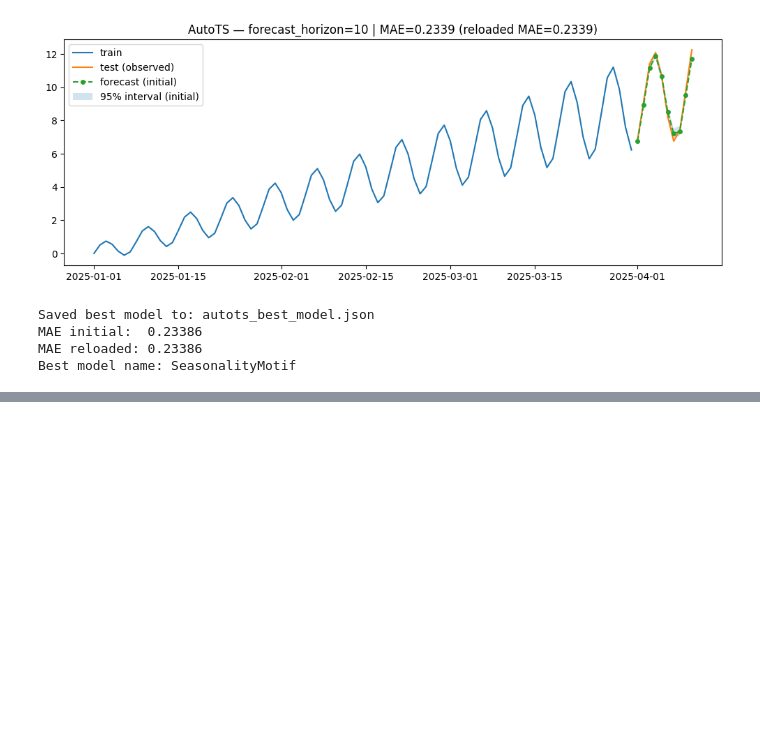
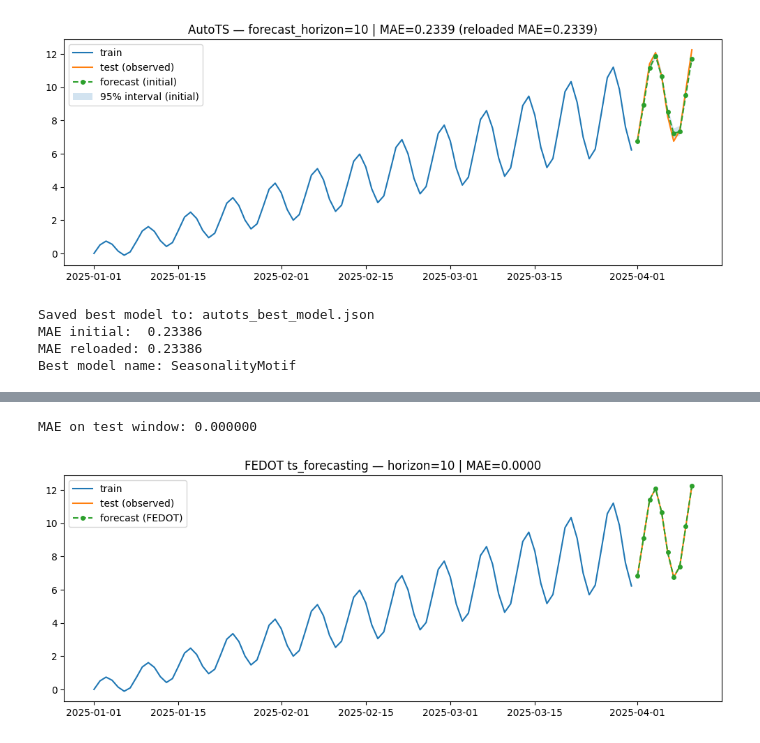
Before and after one commit to Dreamlone/ts-processing, a Jupyter notebook: notebooks/3_ts_forecasting.ipynb, the cells around one changed output, grey strips where cells are left out. Drawn from its saved outputs; the diff is of its cells as text; code cells hidden in the pictures; blank space fills up the shorter version.

Commit message:
Add fedot for ts forecasting

```diff
--- a/notebooks/3_ts_forecasting.ipynb
+++ b/notebooks/3_ts_forecasting.ipynb
@@ -785,0 +801,19 @@ Best model name: SeasonalityMotif
+# %%
+from fedot.api.main import Fedot
+from fedot.core.repository.tasks import TsForecastingParams
+
+forecast_horizon = 10
+y = pd.Series(ts_with_linear_trend_seasonality_and_variance, index=datetime_index, name="y")
+
+split_point = len(y) - forecast_horizon
+y_train = y.iloc[:split_point]
+y_test = y.iloc[split_point:]
+
+model = Fedot(
+    problem="ts_forecasting",
+    task_params=TsForecastingParams(forecast_length=forecast_horizon),
+    preset="fast_train",
+    timeout=1
+)
+
+pipeline = model.fit(features=y_train.values)
@@ -785,0 +959,23 @@ Best model name: SeasonalityMotif
+# %%
+# --- Forecast exactly the test window ---
+# For ts_forecasting, predict(features=history) returns next `forecast_length` points
+y_pred = model.forecast(y_train.values)
+y_test_forecast = pd.Series(y_pred, index=y_test.index, name="forecast")
+
+# --- Evaluate MAE ---
+mae = float(np.mean(np.abs(y_test.values - y_test_forecast.values)))
+print(f"MAE on test window: {mae:.6f}")
+
+# --- Plot train, test, and forecast ---
+plt.figure(figsize=(10, 4))
+plt.plot(y_train.index, y_train.values, label="train")
+plt.plot(y_test.index, y_test.values, label="test (observed)")
+plt.plot(y_test_forecast.index, y_test_forecast.values,
+         linestyle="--", marker="o", markersize=4, label="forecast (FEDOT)")
+plt.title(f"FEDOT ts_forecasting — horizon={forecast_horizon} | MAE={mae:.4f}")
+plt.legend(loc="upper left")
+plt.tight_layout()
+plt.show()
+# %% [output]
+MAE on test window: 0.000000
+[figure, added]
```
Also changed, not shown: parts of 8 cells of this notebook, 5 other files.
